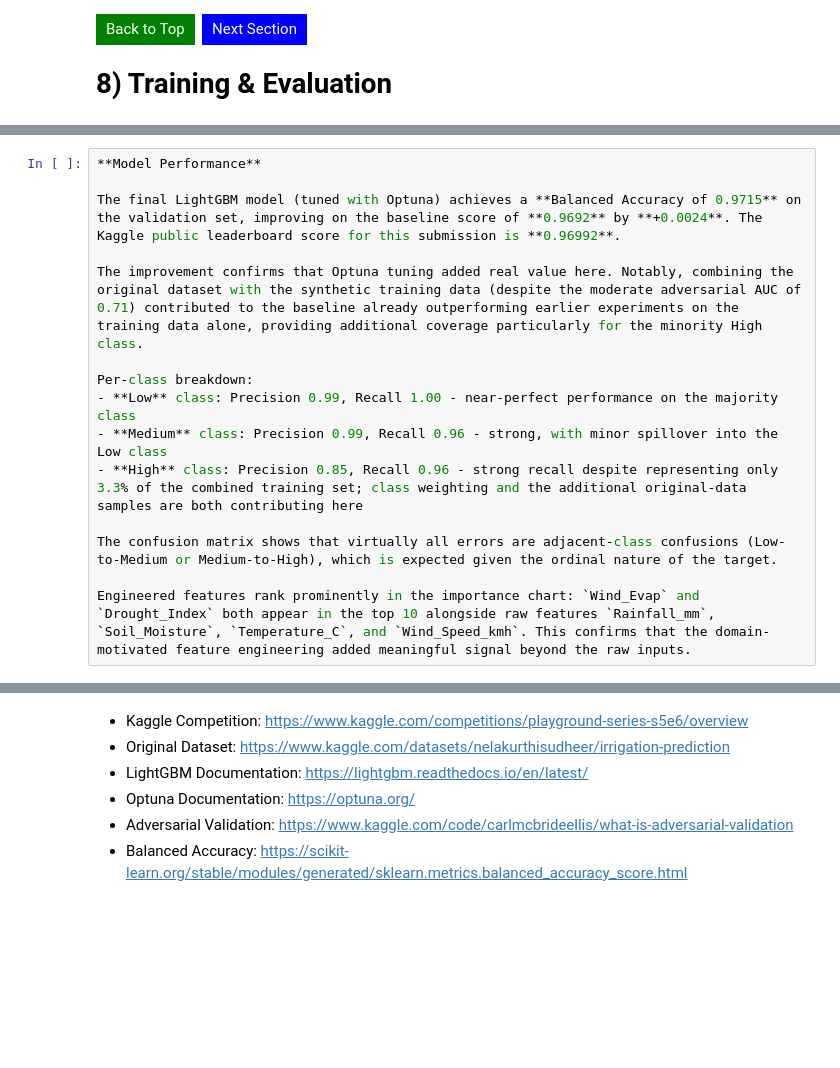
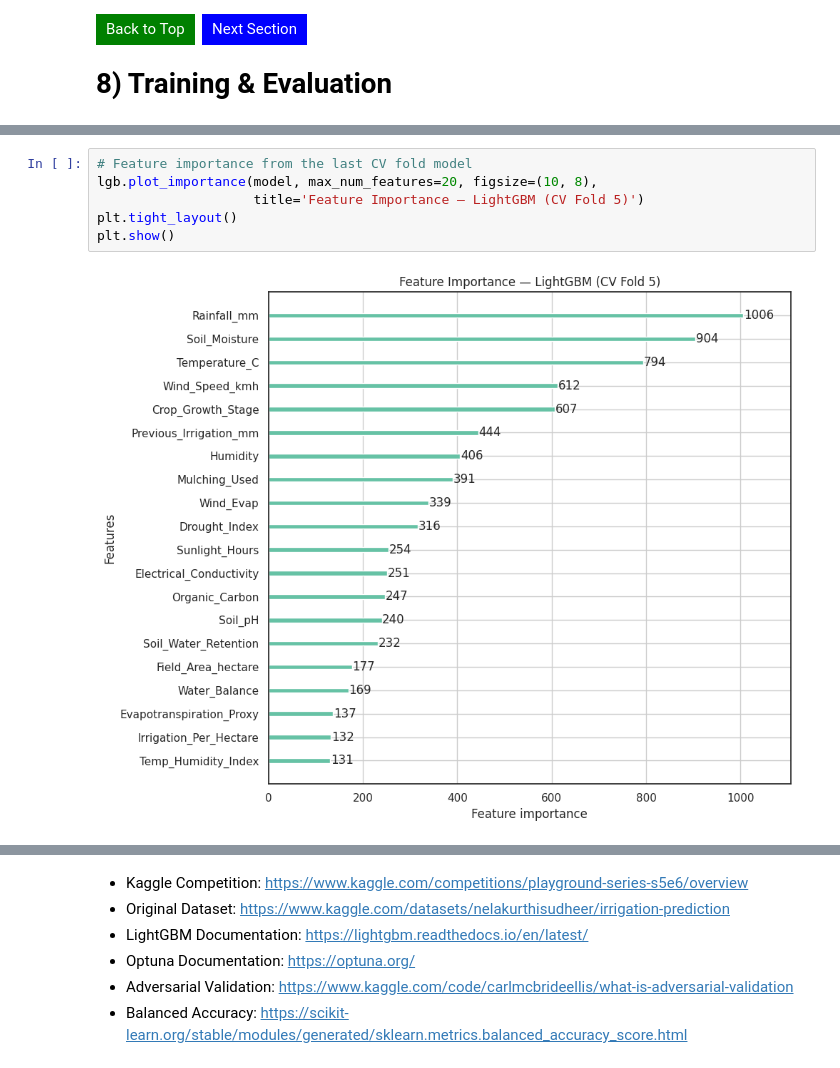
Before and after one commit to ConradKleykamp/Predicting-Irrigation-Need, a Jupyter notebook: irrigation-need-lightgbm.ipynb, the cells around one changed output, grey strips where cells are left out. Drawn from its saved outputs; the diff is of its cells as text; blank space fills up the shorter version.

```diff
--- a/irrigation-need-lightgbm.ipynb
+++ b/irrigation-need-lightgbm.ipynb
@@ -780,16 +953,9 @@ plt.show()
-# %%
-**Model Performance**
-
-The final LightGBM model (tuned with Optuna) achieves a **Balanced Accuracy of 0.9715** on the validation set, improving on the baseline score of **0.9692** by **+0.0024**. The Kaggle public leaderboard score for this submission is **0.96992**.
-
-The improvement confirms that Optuna tuning added real value here. Notably, combining the original dataset with the synthetic training data (despite the moderate adversarial AUC of 0.71) contributed to the baseline already outperforming earlier experiments on the training data alone, providing additional coverage particularly for the minority High class.
-
-Per-class breakdown:
-- **Low** class: Precision 0.99, Recall 1.00 - near-perfect performance on the majority class
-- **Medium** class: Precision 0.99, Recall 0.96 - strong, with minor spillover into the Low class
-- **High** class: Precision 0.85, Recall 0.96 - strong recall despite representing only 3.3% of the combined training set; class weighting and the additional original-data samples are both contributing here
-
-The confusion matrix shows that virtually all errors are adjacent-class confusions (Low-to-Medium or Medium-to-High), which is expected given the ordinal nature of the target.
-
-Engineered features rank prominently in the importance chart: `Wind_Evap` and `Drought_Index` both appear in the top 10 alongside raw features `Rainfall_mm`, `Soil_Moisture`, `Temperature_C`, and `Wind_Speed_kmh`. This confirms that the domain-motivated feature engineering added meaningful signal beyond the raw inputs.
+# %%
+# Feature importance from the last CV fold model
+lgb.plot_importance(model, max_num_features=20, figsize=(10, 8),
+                    title='Feature Importance — LightGBM (CV Fold 5)')
+plt.tight_layout()
+plt.show()
+# %% [output]
+[figure, added]
 # %% [markdown]
```
Also changed, not shown: parts of 69 cells of this notebook, 1 other file.
